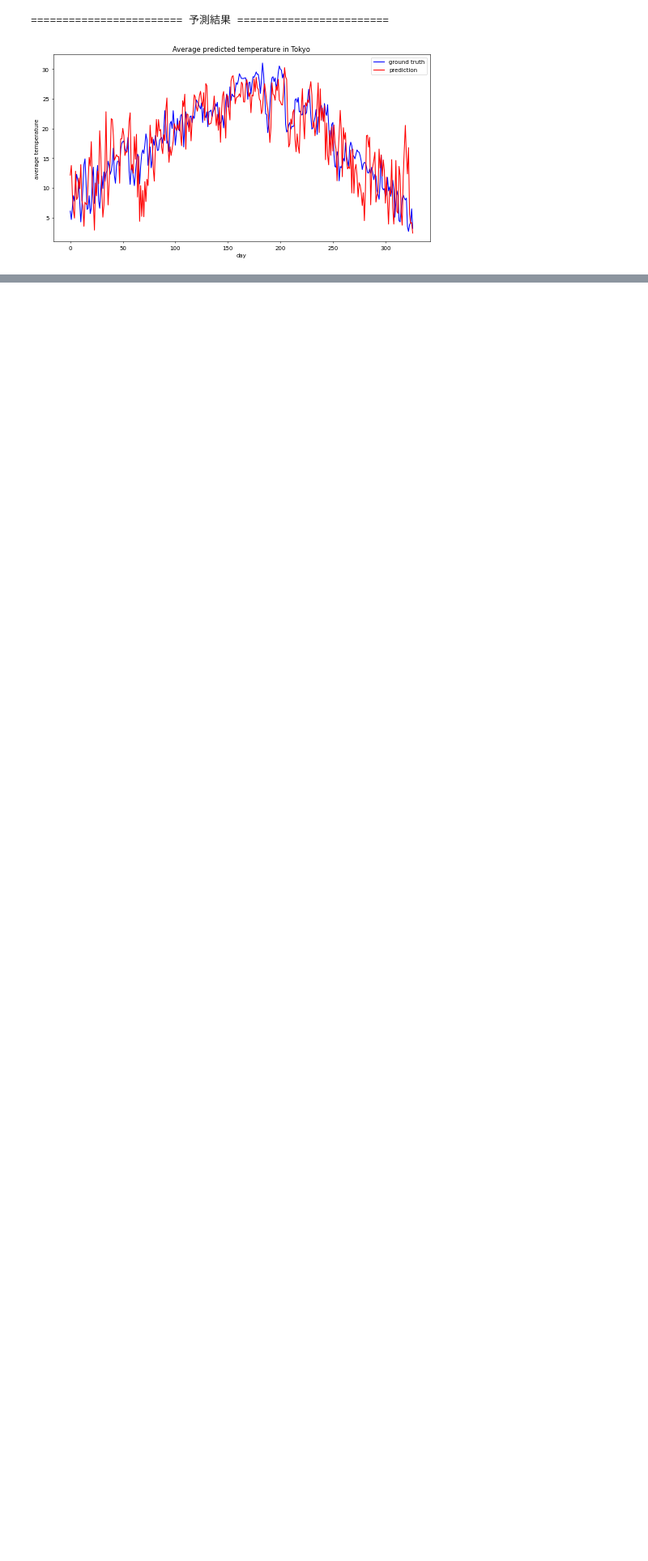
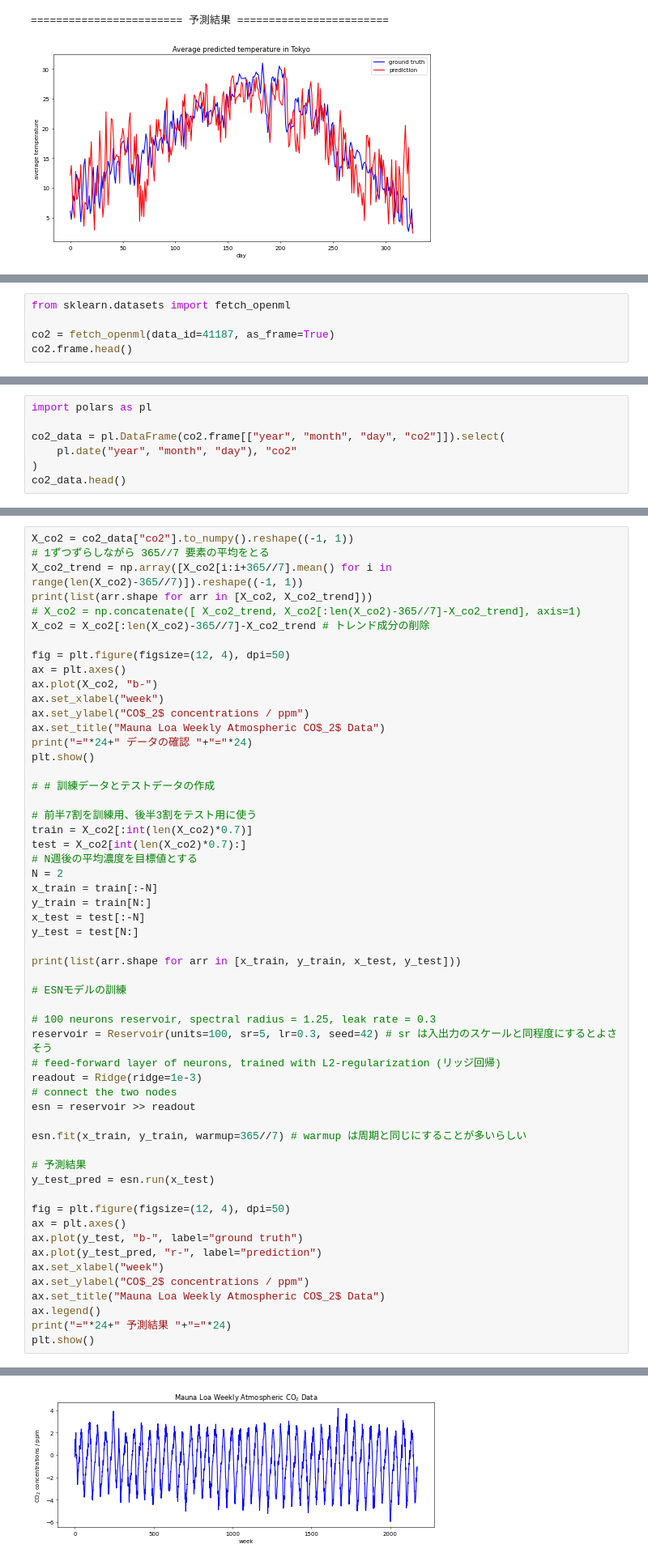
Before and after one commit to Mizuki-OHASHI/notebooks, a Jupyter notebook: reservoir_computing.ipynb, the cells around one changed output, grey strips where cells are left out. Shown: that part at 81% size. Saved outputs shown, nothing was run; the diff lists cells and outputs as text; blank space fills up the shorter version.

```diff
--- a/reservoir_computing.ipynb
+++ b/reservoir_computing.ipynb
@@ -123,0 +129,5 @@ Fitting node Ridge-157...
+# %%
+from sklearn.datasets import fetch_openml
+
+co2 = fetch_openml(data_id=41187, as_frame=True)
+co2.frame.head()
@@ -123,0 +141,7 @@ Fitting node Ridge-157...
+# %%
+import polars as pl
+
+co2_data = pl.DataFrame(co2.frame[["year", "month", "day", "co2"]]).select(
+    pl.date("year", "month", "day"), "co2"
+)
+co2_data.head()
@@ -123,0 +157,56 @@ Fitting node Ridge-157...
+# %%
+X_co2 = co2_data["co2"].to_numpy().reshape((-1, 1))
+# 1ずつずらしながら 365//7 要素の平均をとる
+X_co2_trend = np.array([X_co2[i:i+365//7].mean() for i in range(len(X_co2)-365//7)]).reshape((-1, 1))
+print(list(arr.shape for arr in [X_co2, X_co2_trend]))
+# X_co2 = np.concatenate([ X_co2_trend, X_co2[:len(X_co2)-365//7]-X_co2_trend], axis=1)
+X_co2 = X_co2[:len(X_co2)-365//7]-X_co2_trend # トレンド成分の削除
+
+fig = plt.figure(figsize=(12, 4), dpi=50)
+ax = plt.axes()
+ax.plot(X_co2, "b-")
+ax.set_xlabel("week")
+ax.set_ylabel("CO$_2$ concentrations / ppm")
+ax.set_title("Mauna Loa Weekly Atmospheric CO$_2$ Data")
+print("="*24+" データの確認 "+"="*24)
+plt.show()
+
+# # 訓練データとテストデータの作成
+
+# 前半7割を訓練用、後半3割をテスト用に使う
+train = X_co2[:int(len(X_co2)*0.7)]
+test = X_co2[int(len(X_co2)*0.7):]
+# N週後の平均濃度を目標値とする
+N = 2
+x_train = train[:-N]
+y_train = train[N:]
+x_test = test[:-N]
+y_test = test[N:]
+
+print(list(arr.shape for arr in [x_train, y_train, x_test, y_test]))
+
+# ESNモデルの訓練
+
+# 100 neurons reservoir, spectral radius = 1.25, leak rate = 0.3
+reservoir = Reservoir(units=100, sr=5, lr=0.3, seed=42) # sr は入出力のスケールと同程度にするとよさそう
+# feed-forward layer of neurons, trained with L2-regularization (リッジ回帰)
+readout = Ridge(ridge=1e-3)
+# connect the two nodes
+esn = reservoir >> readout
+
+esn.fit(x_train, y_train, warmup=365//7) # warmup は周期と同じにすることが多いらしい
+
+# 予測結果
+y_test_pred = esn.run(x_test)
+
+fig = plt.figure(figsize=(12, 4), dpi=50)
+ax = plt.axes()
+ax.plot(y_test, "b-", label="ground truth")
+ax.plot(y_test_pred, "r-", label="prediction")
+ax.set_xlabel("week")
+ax.set_ylabel("CO$_2$ concentrations / ppm")
+ax.set_title("Mauna Loa Weekly Atmospheric CO$_2$ Data")
+ax.legend()
+print("="*24+" 予測結果 "+"="*24)
+plt.show()
+# %% [output]
@@ -123,0 +215 @@ Fitting node Ridge-157...
+[figure, added]
```
Also changed, not shown: parts of 4 cells of this notebook.
